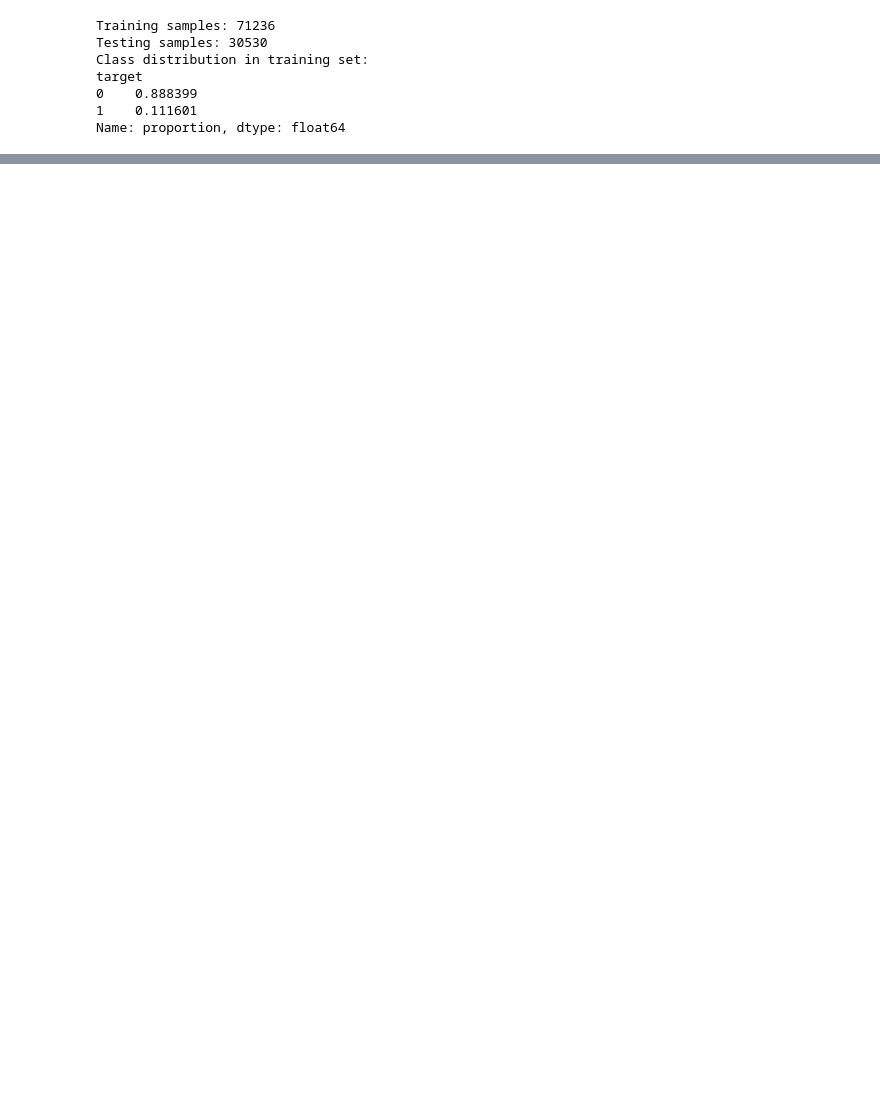
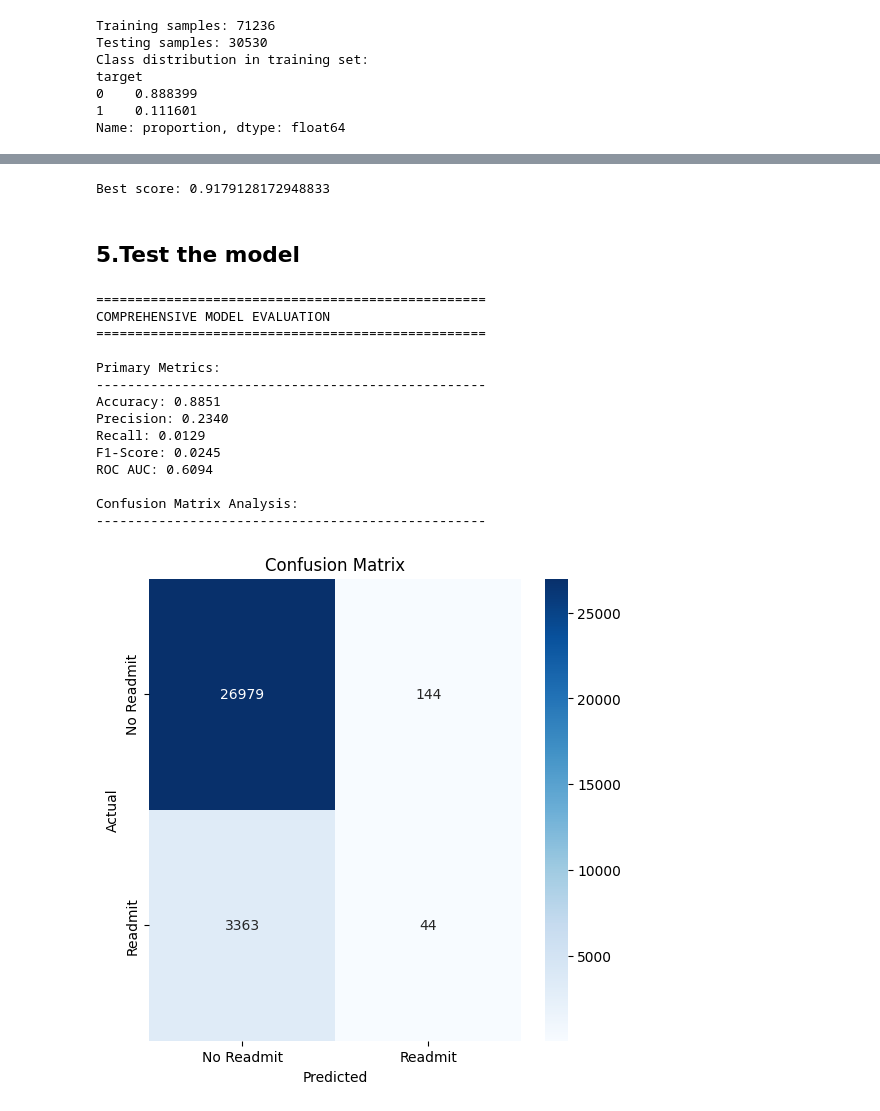
Before and after one commit to WandilePhinzi/ITRI-616-Machine-Learning-Model-Semester-Project, a Jupyter notebook: Training XGBoost.ipynb, the cells around one changed output, grey strips where cells are left out. Cells and saved outputs as stored; diff of their text form; code cells hidden in the pictures; blank space fills up the shorter version.

```diff
--- a/Training XGBoost.ipynb
+++ b/Training XGBoost.ipynb
@@ -17,3 +18,3 @@ Loading the preprocessed data
 # %%
-df = pd.read_csv(r"C:\Users\Portia\Documents\Wandiles Document\diabetic_data_cleaned.csv")
+df = pd.read_csv(r'C:\Users\Frank\OneDrive\Documentos\ITRI 616 Semester Project\diabetic_data_cleaned.csv')
 # %% [markdown]
@@ -87,6 +88,6 @@ random_search = RandomizedSearchCV(
 # %%
 #Performing grid search
 print("Starting grid search")
-grid_search.fit(X_train_res, y_train_res)
+random_search.fit(X_train_res, y_train_res)
 # %% [output]
 Starting grid search
@@ -94,2 +119,8 @@ Fitting 5 folds for each of 972 candidates, totalling 4860 fits
 # %%
-best_model = grid_search.best_estimator_
+# Use this best model for predictions
+best_model = random_search.best_estimator_
+y_pred = best_model.predict(X_test)
+# %%
+print("Best score:", random_search.best_score_)  # Cross-validation AUC/accuracy
+# %% [output]
+Best score: 0.9179128172948833
@@ -95,0 +131,51 @@ best_model = grid_search.best_estimator_
+# %% [markdown]
+## 5.Test the model
+# %%
+print("\n" + "="*50)
+print("COMPREHENSIVE MODEL EVALUATION")
+print("="*50 + "\n")
+
+
+print("Primary Metrics:")
+print("-"*50)
+accuracy = accuracy_score(y_test, y_pred)
+precision = precision_score(y_test, y_pred)
+recall = recall_score(y_test, y_pred)
+f1 = f1_score(y_test, y_pred)
+roc_auc = roc_auc_score(y_test, best_model.predict_proba(X_test)[:, 1])
+
+print(f"Accuracy: {accuracy:.4f}")
+print(f"Precision: {precision:.4f}")
+print(f"Recall: {recall:.4f}")
+print(f"F1-Score: {f1:.4f}")
+print(f"ROC AUC: {roc_auc:.4f}\n")
+
+# 2. Confusion Matrix Analysis
+print("Confusion Matrix Analysis:")
+print("-"*50)
+cm = confusion_matrix(y_test, y_pred)
+plt.figure(figsize=(6, 6))
+sns.heatmap(cm, annot=True, fmt='d', cmap='Blues',
+            xticklabels=['No Readmit', 'Readmit'],
+            yticklabels=['No Readmit', 'Readmit'])
+plt.title('Confusion Matrix')
+plt.ylabel('Actual')
+plt.xlabel('Predicted')
+plt.savefig('confusion_matrix.png')  # Save for report
+plt.show()
+# %% [output]
+==================================================
+COMPREHENSIVE MODEL EVALUATION
+==================================================
+
+Primary Metrics:
+--------------------------------------------------
+Accuracy: 0.8851
+Precision: 0.2340
+Recall: 0.0129
+F1-Score: 0.0245
+ROC AUC: 0.6094
+
+Confusion Matrix Analysis:
+--------------------------------------------------
+[figure, added]
```
Also changed, not shown: parts of 12 cells of this notebook, 1 other file.
